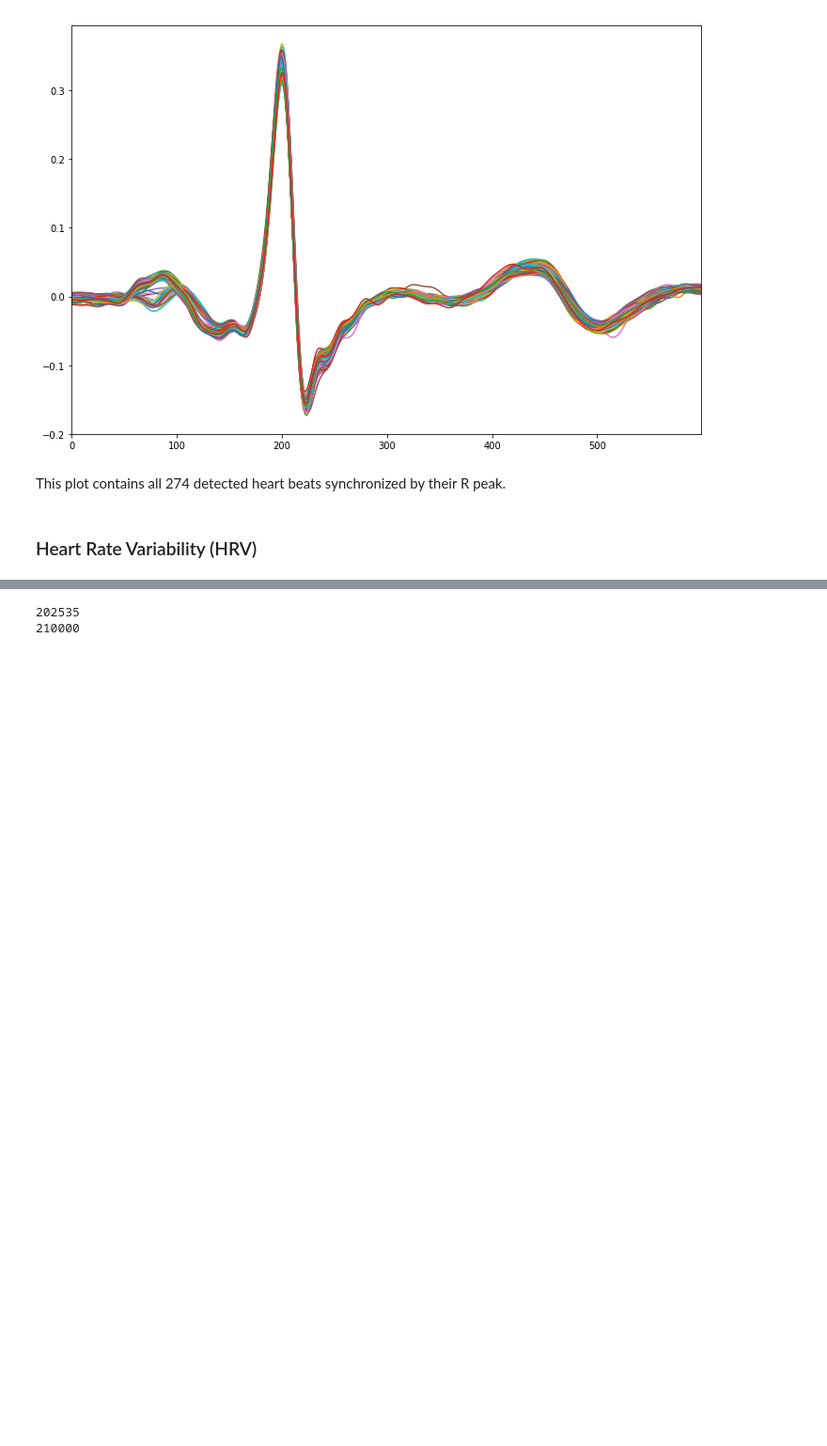
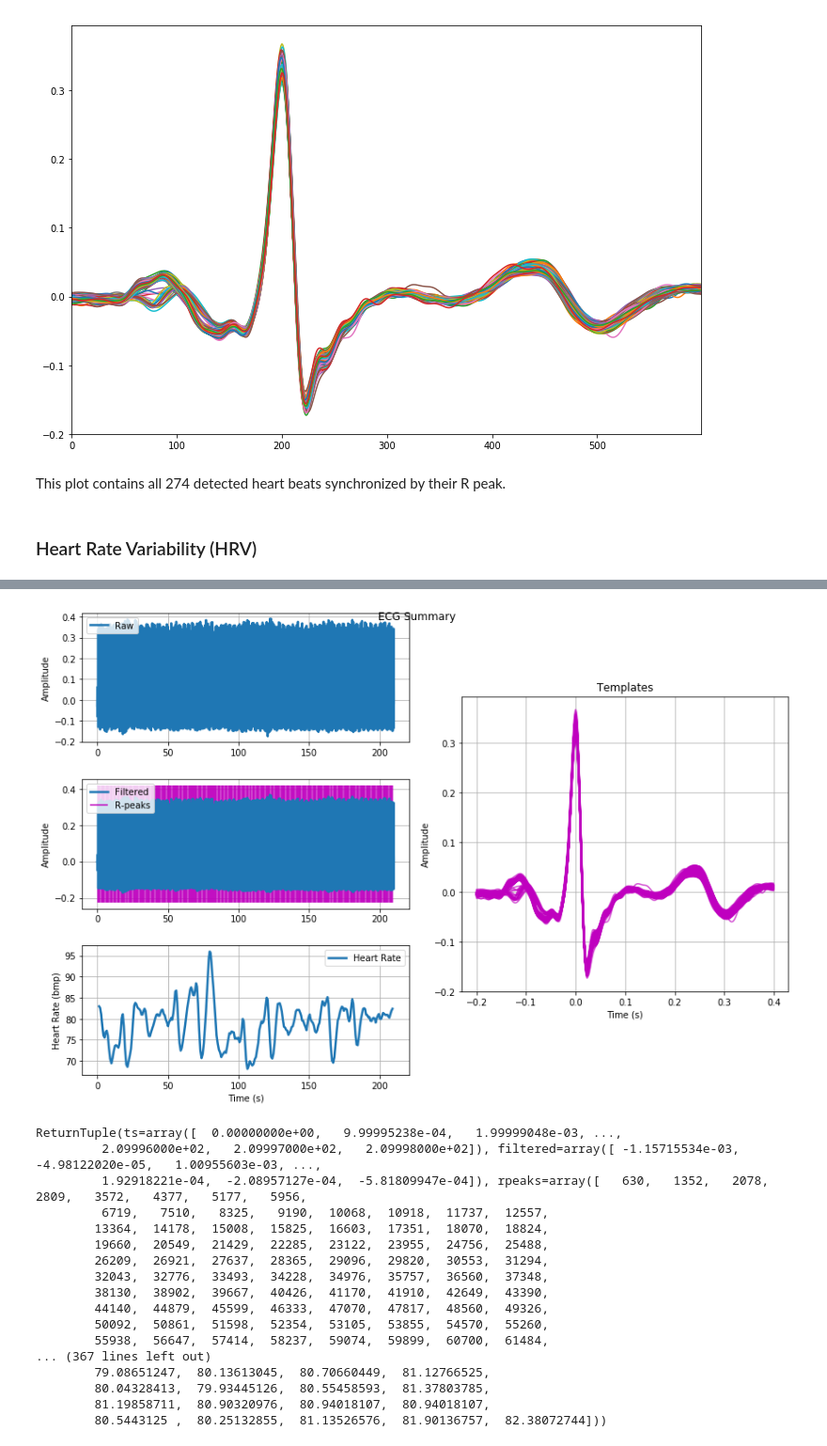
Before and after one commit to neuropsychology/NeuroKit.py, a Jupyter notebook: examples/Bio/bio_processing.ipynb, the cells around one changed output, grey strips where cells are left out. Shown at 94% size. Cells and saved outputs as stored; diff of their text form; code cells hidden in the pictures; blank space fills up the shorter version.

```diff
--- a/examples/Bio/bio_processing.ipynb
+++ b/examples/Bio/bio_processing.ipynb
@@ -60,6 +59,22 @@ df[["Heart_Rate", "RSP_Rate", "EDA_Phasic", "Photosensor"]].plot()
-# %%
-print(len(bio_features["RSP_Rate"]))
-print(len(bio_features["EDA_Phasic"]))
-# %% [output]
-202535
-210000
+# %%
+import biosppy
+biosppy.ecg.ecg(df["ECG"])
+# %% [output]
+[figure, added]
+ReturnTuple(ts=array([  0.00000000e+00,   9.99995238e-04,   1.99999048e-03, ...,
+         2.09996000e+02,   2.09997000e+02,   2.09998000e+02]), filtered=array([ -1.15715534e-03,  -4.98122020e-05,   1.00955603e-03, ...,
+         1.92918221e-04,  -2.08957127e-04,  -5.81809947e-04]), rpeaks=array([   630,   1352,   2078,   2809,   3572,   4377,   5177,   5956,
+         6719,   7510,   8325,   9190,  10068,  10918,  11737,  12557,
+        13364,  14178,  15008,  15825,  16603,  17351,  18070,  18824,
+        19660,  20549,  21429,  22285,  23122,  23955,  24756,  25488,
+        26209,  26921,  27637,  28365,  29096,  29820,  30553,  31294,
+        32043,  32776,  33493,  34228,  34976,  35757,  36560,  37348,
+        38130,  38902,  39667,  40426,  41170,  41910,  42649,  43390,
+        44140,  44879,  45599,  46333,  47070,  47817,  48560,  49326,
+        50092,  50861,  51598,  52354,  53105,  53855,  54570,  55260,
+        55938,  56647,  57414,  58237,  59074,  59899,  60700,  61484,
+... (367 lines left out)
+        79.08651247,  80.13613045,  80.70660449,  81.12766525,
+        80.04328413,  79.93445126,  80.55458593,  81.37803785,
+        81.19858711,  80.90320976,  80.94018107,  80.94018107,
+        80.5443125 ,  80.25132855,  81.13526576,  81.90136757,  82.38072744]))
```
Also changed, not shown: parts of 4 cells of this notebook, 1 other file.
